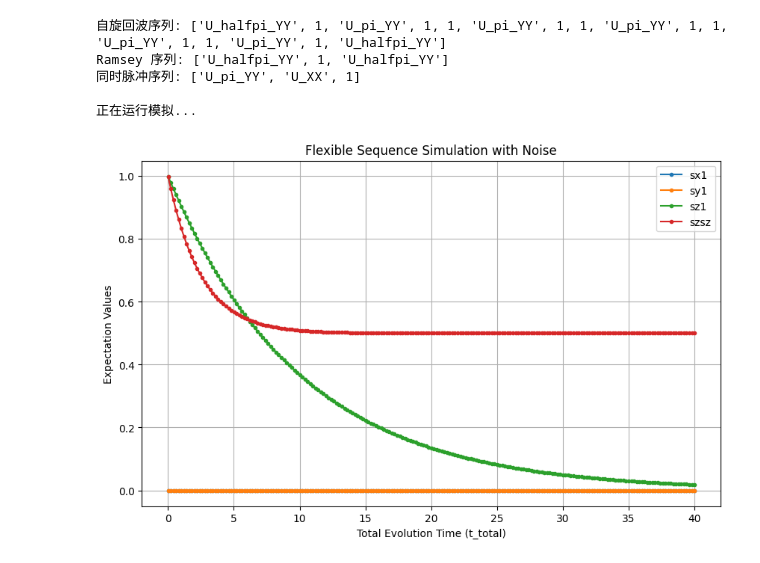
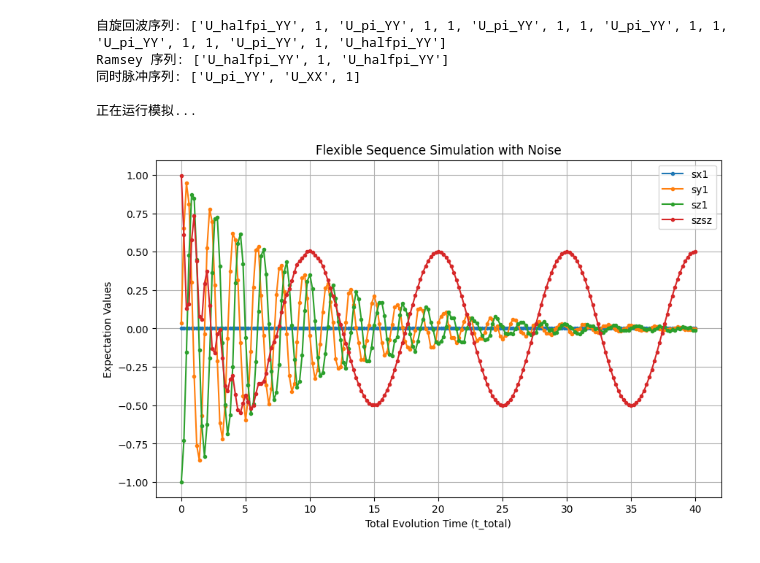
Before and after one commit to PIJHGITHUB/quantum, a Jupyter notebook: exp_simulate.ipynb, the cells around one changed output. Drawn from its saved outputs; the diff is of its cells as text; code cells hidden in the pictures.

```diff
--- a/exp_simulate.ipynb
+++ b/exp_simulate.ipynb
@@ -97,6 +97,24 @@ def run_dynamic_simulation_v5(evolution_times, ops, observables, c_ops, event_se
                 avg_vals[j] += expect(obs, rho)
         results[:, i] = avg_vals / N_samples
     return results
+
+def run_dynamic_simulation_v7(evolution_times, observables, event_sequence,
+                              H_base, H_noise_op, rho0, c_ops,
+                              N_samples=100, sigma_noise=0.1 * np.pi,
+                              options={'store_states': True, 'nsteps': 50000}):
+    results = np.zeros((len(observables), len(evolution_times)))
+
+    for i, t_total in enumerate(tqdm(evolution_times, desc="演化时间扫描")):
+        avg_vals = np.zeros(len(observables))
+        for _ in range(N_samples):
+            eps_k = np.random.normal(0, sigma_noise)
+            H = H_base + eps_k * H_noise_op
+            events_with_pulses = event_sequence.generate_events(t_total)
+            rho = evolve_density_matrix(H, rho0, t_total, events_with_pulses, c_ops, options)
+            for j, obs in enumerate(observables):
+                avg_vals[j] += expect(obs, rho)
+        results[:, i] = avg_vals / N_samples
+    return results
 # %%
 g, e = basis(2, 0), basis(2, 1)
 ge, eg = tensor(g, e), tensor(e, g)
@@ -115,7 +133,7 @@ ops = {
     'U_pi_YY': tensor(gates.ry(np.pi), gates.ry(np.pi)),
     'U_halfpi_YY': tensor(gates.ry(0.5*np.pi), gates.ry(0.5*np.pi)),
     'U_XX': tensor(gates.rx(0.5*np.pi), gates.rx(0.5*np.pi)), # 添加一个示例操作
-    'psi_p_initial': gg,
+
     'P_psi_plus': psi_plus * psi_plus.dag()
 }
 # %%
@@ -144,37 +162,38 @@ simultaneous_pulse_sequence = ['U_pi_YY', 'U_XX', 1]
 print(f"同时脉冲序列: {simultaneous_pulse_sequence}")
 S_simultaneous = EventSequence(ops, sequence=simultaneous_pulse_sequence)
 
 
 # --- 选择一个序列来运行模拟 ---
 # 您可以在这里切换 S_spin_echo, S_ramsey, S_simultaneous 来测试不同的序列
-chosen_sequence =S_spin_echo
+chosen_sequence =S_ramsey
 print("\n正在运行模拟...")
 
 
 obs_list = [ops['sx1'], ops['sy1'], ops['sz1'], tensor(sigmaz(), sigmaz())]
 evolution_times = np.linspace(0.01, 40.0, 201) # 减少时间范围以便更快看到结果
+H_base = (1 * np.pi / 2.0) * (ops['sz1'] + ops['sz2']) + \
+             (0.2 * np.pi / 2.0) * (ops['P01'] - ops['P10'])
+H_noise_op = 0.1*(ops['sz1'] + ops['sz2']) / 2.0
+rho0 = gg * gg.dag()
 c_ops = [np.sqrt(0.05) * (ops['sz1'] + ops['sz2'])]
 
-results = run_dynamic_simulation_v5(evolution_times, ops, observables=obs_list, c_ops=c_ops,
-                                    event_sequence=chosen_sequence,
-                                    options={'store_states': True, 'nsteps': 50000},
-                                    N_samples=10) # 使用较少的样本数以加快测试速度
-
+results = run_dynamic_simulation_v7(evolution_times,observables=obs_list,event_sequence=chosen_sequence,
+                                    H_base=H_base,H_noise_op=H_noise_op,rho0=rho0,c_ops=c_ops,N_samples=10)
 # 绘图
 plt.figure(figsize=(10, 6))
 for i, label in enumerate(["sx1", "sy1", "sz1", "szsz"]):
     plt.plot(evolution_times, results[i, :], '.-', label=label)
 
 plt.xlabel("Total Evolution Time (t_total)")
 plt.ylabel("Expectation Values")
 plt.title("Flexible Sequence Simulation with Noise")
 plt.legend()
 plt.grid(True)
 plt.show()
 # %% [output]
 自旋回波序列: ['U_halfpi_YY', 1, 'U_pi_YY', 1, 1, 'U_pi_YY', 1, 1, 'U_pi_YY', 1, 1, 'U_pi_YY', 1, 1, 'U_pi_YY', 1, 'U_halfpi_YY']
 Ramsey 序列: ['U_halfpi_YY', 1, 'U_halfpi_YY']
 同时脉冲序列: ['U_pi_YY', 'U_XX', 1]
 
 正在运行模拟...
-[figure, old version]
+[figure, new version]
```
Also changed, not shown: 1 other file.
